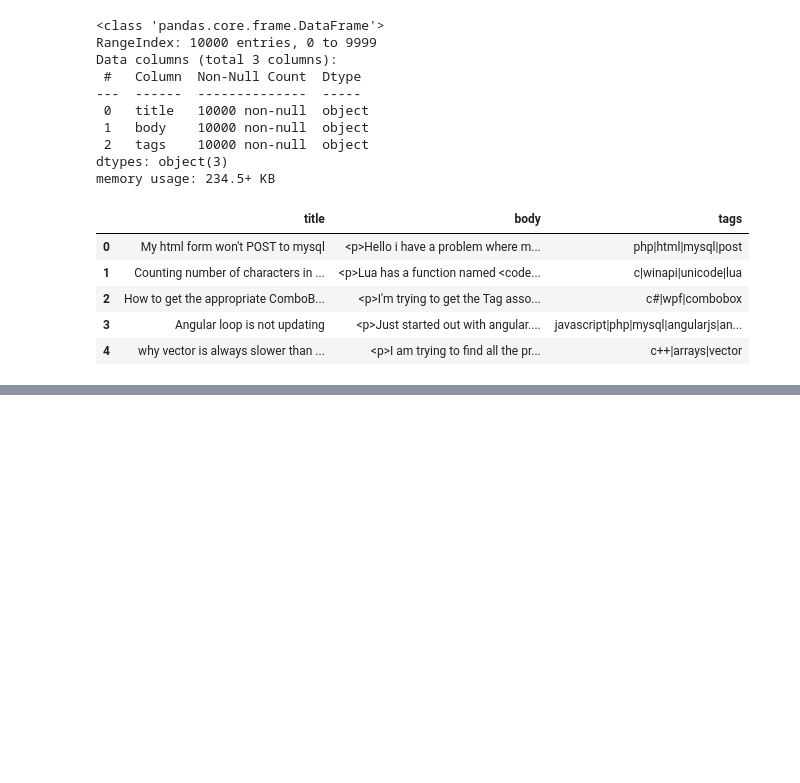
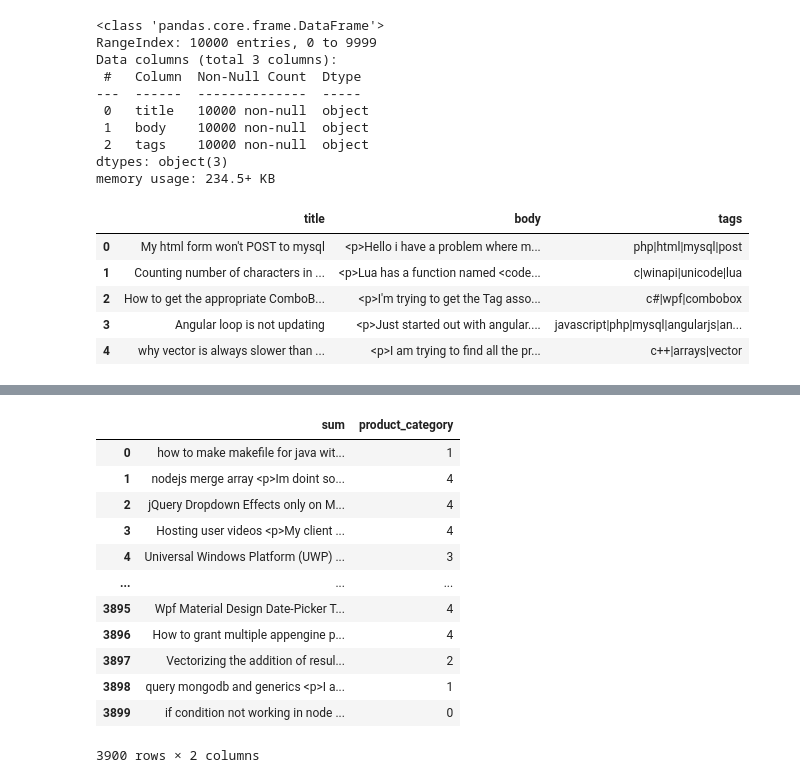
Before and after one commit to mhieb2404/Seminararbeit, a Jupyter notebook: Forschungsfrage_I/Data Preprocessing_Forschungsfrage I .ipynb, the cells around one changed output, grey strips where cells are left out. Drawn from its saved outputs; the diff is of its cells as text; code cells hidden in the pictures; blank space fills up the shorter version.

```diff
--- a/Forschungsfrage_I/Data Preprocessing_Forschungsfrage I .ipynb
+++ b/Forschungsfrage_I/Data Preprocessing_Forschungsfrage I .ipynb
@@ -174,0 +176,25 @@ preprocessed_dataframe.head()
+# %%
+#creating a balanced dataset; the other category is larger since is better for learning
+javascript = preprocessed_df.loc[preprocessed_df['product_category'] == 0]
+java= preprocessed_df.loc[preprocessed_df['product_category'] == 1]
+python = preprocessed_df.loc[preprocessed_df['product_category'] == 2]
+c_sharp= preprocessed_df.loc[preprocessed_df['product_category'] == 3]
+other= preprocessed_df.loc[preprocessed_df['product_category'] == 4]
+# %%
+#selecting the heads for crating a new dataframe
+a=javascript.head(600)
+b=java.head(600)
+c=python.head(600)
+d=c_sharp.head(600)
+i=other.head(1500)
+# %%
+#New empty dataframe
+df_new = pd.DataFrame( columns = ['sum', 'product_category'])
+
+#adding the selected heads to the dataframe
+u=df_new.append(a)
+ä=u.append(b)
+o=ä.append(c)
+p=o.append(d)
+
+final_df=p.append(i)
@@ -175,3 +219,20 @@ preprocessed_dataframe.head()
+# %%
+#shuffel the dataframe, since it is orderderd by numbers
+final_df.sample(frac=1).reset_index(drop=True)
+# %% [output]
+|  | sum | product_category |
+| 0 | how to make makefile for java wit... | 1 |
+| 1 | nodejs merge array <p>Im doint so... | 4 |
+| 2 | jQuery Dropdown Effects only on M... | 4 |
+| 3 | Hosting user videos <p>My client ... | 4 |
+| 4 | Universal Windows Platform (UWP) ... | 3 |
+| ... | ... | ... |
+| 3895 | Wpf Material Design Date-Picker T... | 4 |
+| 3896 | How to grant multiple appengine p... | 4 |
+| 3897 | Vectorizing the addition of resul... | 2 |
+| 3898 | query mongodb and generics <p>I a... | 1 |
+| 3899 | if condition not working in node ... | 0 |
+3900 rows × 2 columns
 # %%
 #save the preprocessed dataframe as CSV data
 #you need to customize the output link 'C:\....'!!!
```
Also changed, not shown: parts of 6 cells of this notebook, 6 other files.
